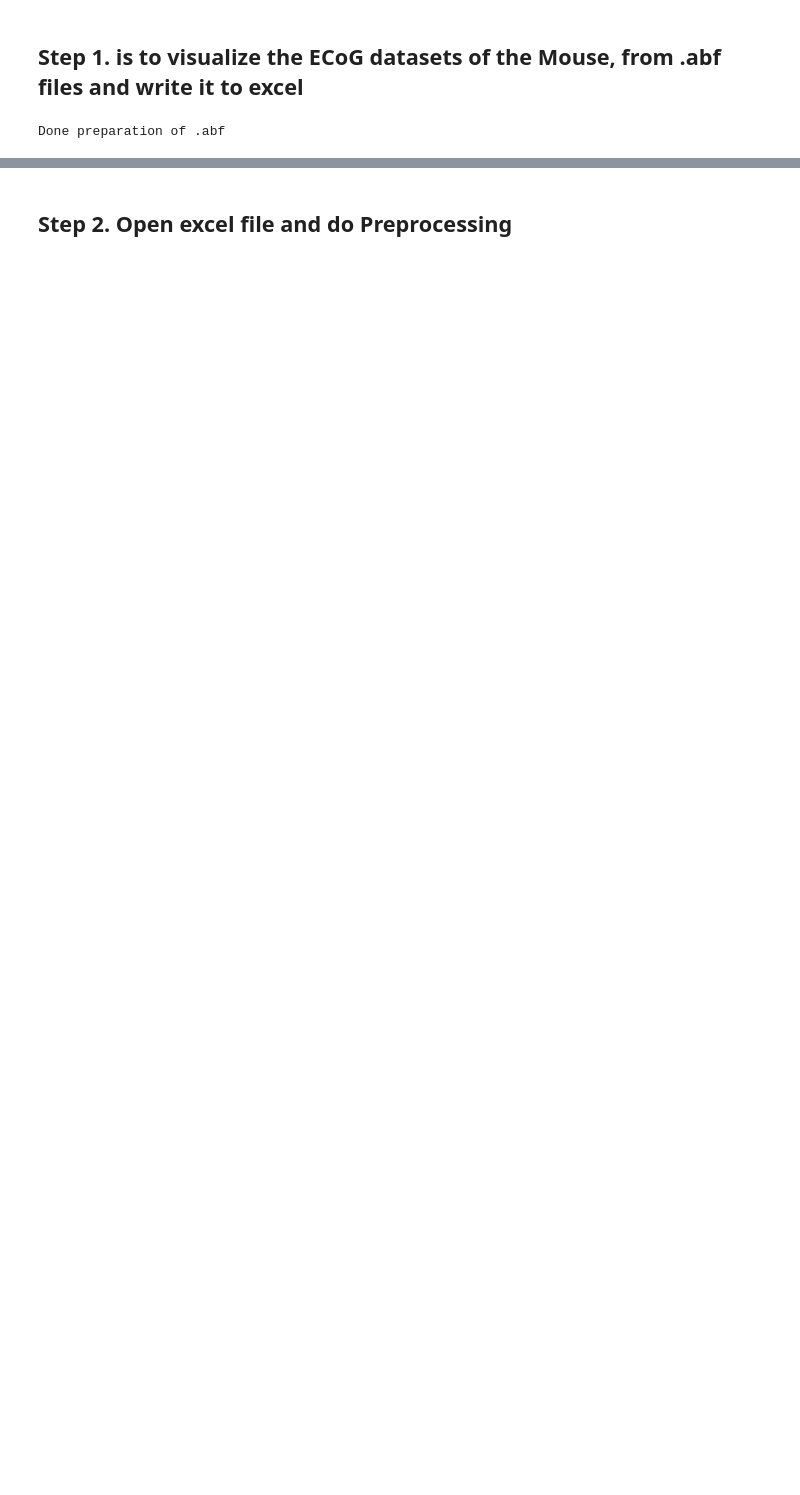
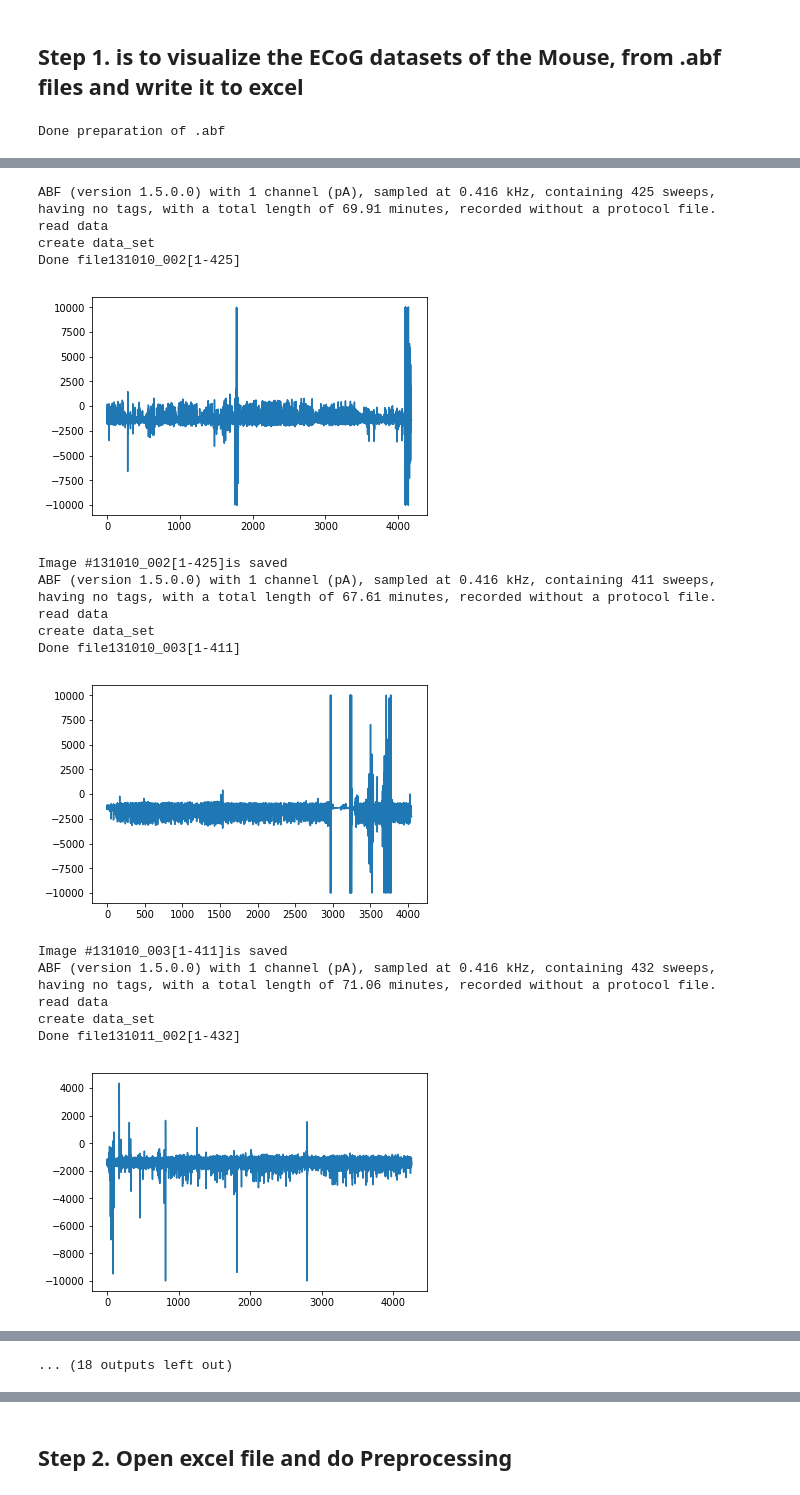
Before and after one commit to ViktoriiaGaidar/PhD-Work, a Jupyter notebook: MouseDataset Analysis.ipynb, the cells around one changed output, grey strips where cells are left out. Saved outputs shown, nothing was run; the diff lists cells and outputs as text; code cells hidden in the pictures; blank space fills up the shorter version.

```diff
--- a/MouseDataset Analysis.ipynb
+++ b/MouseDataset Analysis.ipynb
@@ -48,21 +48,39 @@ Done preparation of .abf
 # %%
 def convert_abf_to_xls (name_List):
     for name in name_List:
         abf = pyabf.ABF(name + ".abf")
         print(abf)
         dataRate = abf.dataRate
         data = read_abf(abf)
         print("read data")
         #create dataframe with the continious signal
-        data_set = pd.DataFrame({'time':data[0], 'U,pA':data[1]})
+        data_set = pd.DataFrame({'time,s':data[0], 'U,mV':data[1]})
         print("create data_set")
         #write to excel t and U
         data_set.to_excel(name +".xlsx", index = False)
         print("Done file" + name)
         plt.plot(data[0],data[1])
         plt.show()
         plt.savefig(name+".png")
         print("Image #" + name + "is saved")
 
-convert_abf_to_xls(file)
+convert_abf_to_xls(List_of_files)
 print("Done convert .abf to .xlsx")
+# %% [output]
+ABF (version 1.5.0.0) with 1 channel (pA), sampled at 0.416 kHz, containing 425 sweeps, having no tags, with a total length of 69.91 minutes, recorded without a protocol file.
+read data
+create data_set
+Done file131010_002[1-425]
+[figure, added]
+Image #131010_002[1-425]is saved
+ABF (version 1.5.0.0) with 1 channel (pA), sampled at 0.416 kHz, containing 411 sweeps, having no tags, with a total length of 67.61 minutes, recorded without a protocol file.
+read data
+create data_set
+Done file131010_003[1-411]
+[figure, added]
+Image #131010_003[1-411]is saved
+ABF (version 1.5.0.0) with 1 channel (pA), sampled at 0.416 kHz, containing 432 sweeps, having no tags, with a total length of 71.06 minutes, recorded without a protocol file.
+read data
+create data_set
+Done file131011_002[1-432]
+[figure, added]
@@ -68,0 +105 @@ print("Done convert .abf to .xlsx")
+... (18 outputs left out)
```
Also changed, not shown: parts of 38 cells of this notebook.
